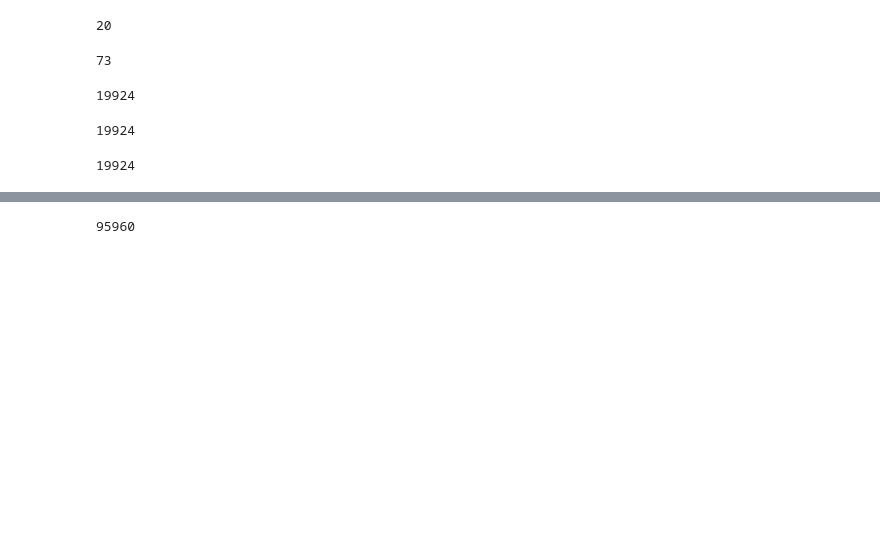
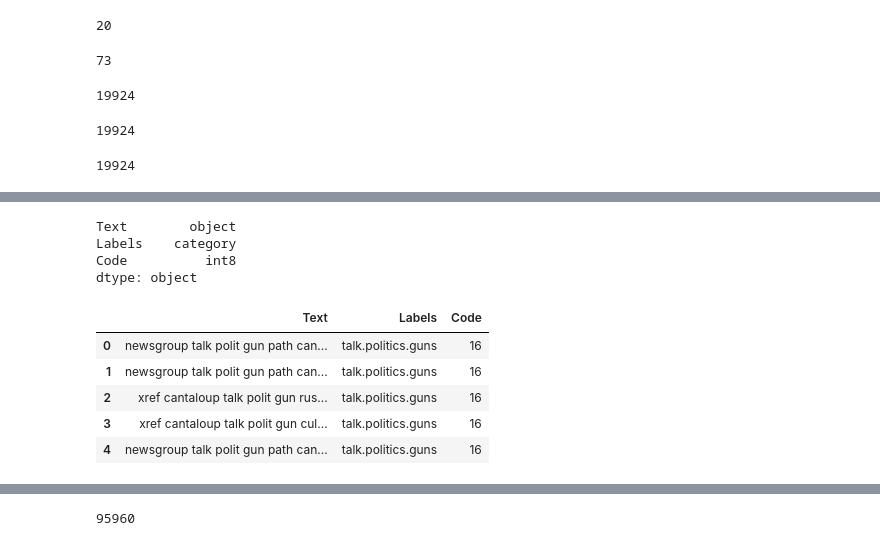
Before and after one commit to Ranjankraj/Public, a Jupyter notebook: multiclass_20_ng.ipynb, the cells around one changed output, grey strips where cells are left out. Drawn from its saved outputs; the diff is of its cells as text; code cells hidden in the pictures; blank space fills up the shorter version.

```diff
--- a/multiclass_20_ng.ipynb
+++ b/multiclass_20_ng.ipynb
@@ -171,0 +169,11 @@ for i in range(len(pathname_list)):
+# %%
+#Organising data in pandas dataframe to work with
+
+import pandas as pd
+
+df1 = pd.DataFrame(X_data, columns=['Text'])
+df2 = pd.DataFrame(Y, columns=['Labels'])
+
+df = pd.concat([df1, df2], axis=1)
+print(len(df))
+df.head()
@@ -171,0 +188,18 @@ for i in range(len(pathname_list)):
+# %%
+# Cleaning the texts
+import re
+import nltk
+nltk.download('stopwords')
+from nltk.corpus import stopwords
+from nltk.stem.porter import PorterStemmer
+
+corpus = []
+
+for i in range(len(X_data)):
+    review = re.sub('[^a-zA-Z]', ' ', df['Text'][i])
+    review = review.lower()
+    review = review.split()
+    ps = PorterStemmer()
+    review = [ps.stem(word) for word in review if not word in set(stopwords.words('english')) and len(word)>3]
+    review = ' '.join(review)
+    corpus.append(review)
@@ -171,0 +209,2 @@ for i in range(len(pathname_list)):
+# %%
+df.Text = corpus
@@ -171,0 +231,19 @@ for i in range(len(pathname_list)):
+# %%
+df.Labels = df.Labels.astype('category')
+
+df.dtypes
+# %% [output]
+Text        object
+Labels    category
+Code          int8
+dtype: object
+# %%
+df['Code'] = df.Labels.cat.codes
+df.head()
+# %% [output]
+|  | Text | Labels | Code |
+| 0 | newsgroup talk polit gun path can... | talk.politics.guns | 16 |
+| 1 | newsgroup talk polit gun path can... | talk.politics.guns | 16 |
+| 2 | xref cantaloup talk polit gun rus... | talk.politics.guns | 16 |
+| 3 | xref cantaloup talk polit gun cul... | talk.politics.guns | 16 |
+| 4 | newsgroup talk polit gun path can... | talk.politics.guns | 16 |
```
Also changed, not shown: parts of 47 cells of this notebook.
